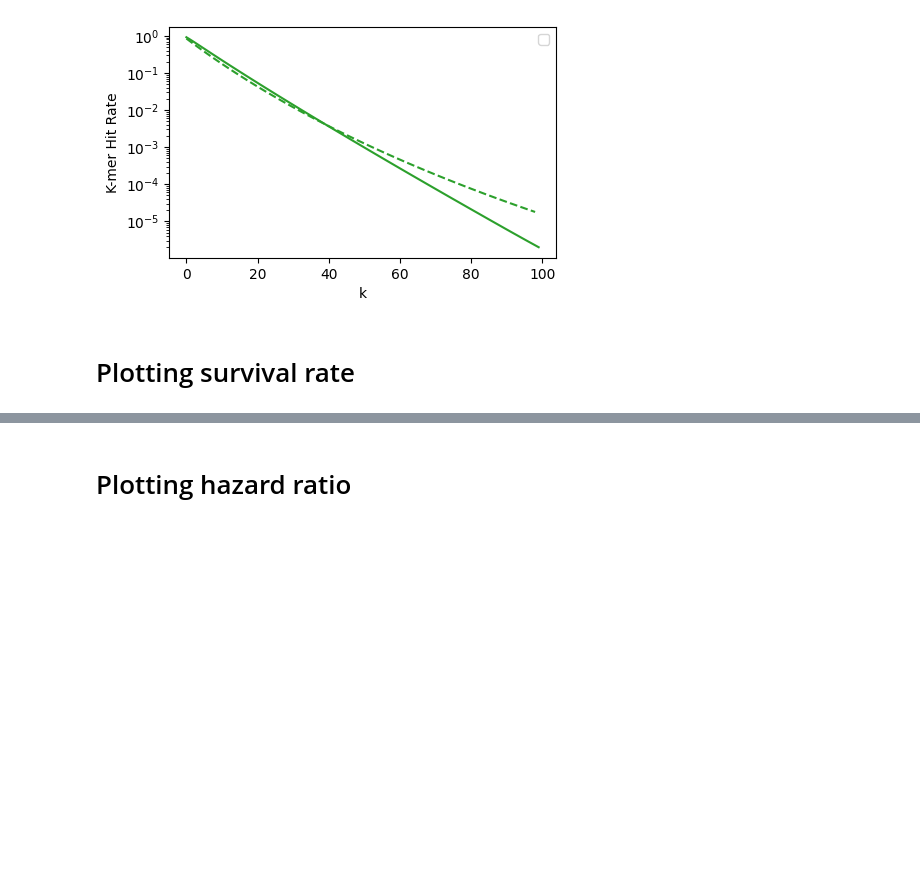
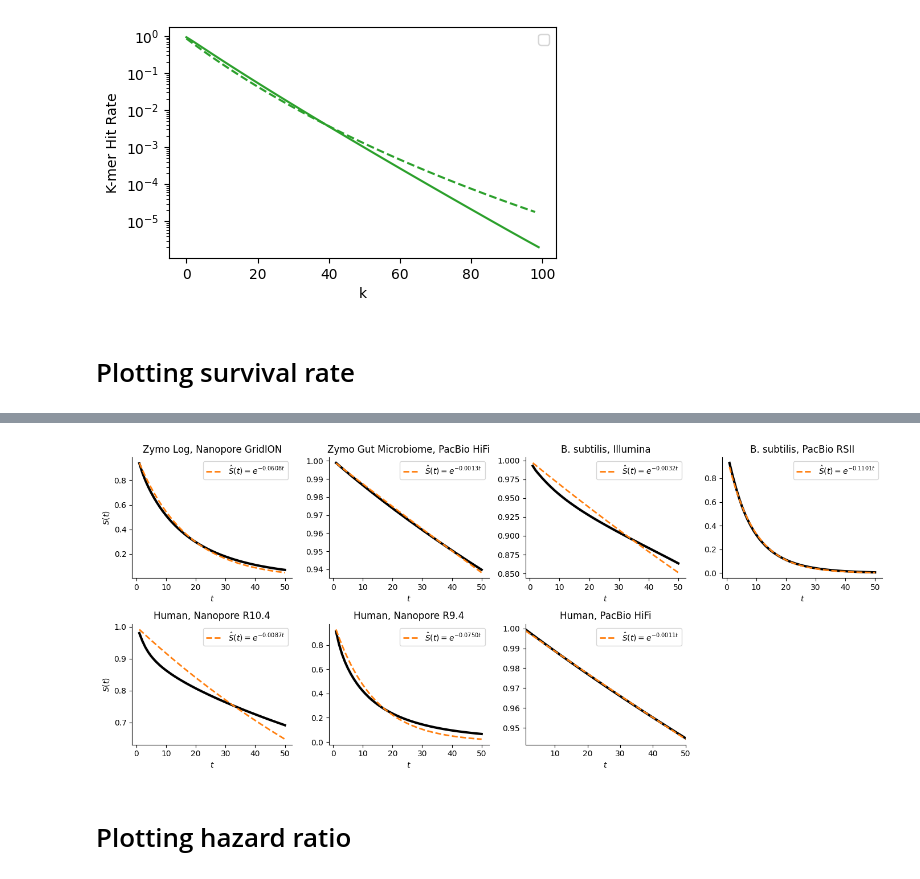
Before and after one commit to GZHoffie/skiver-test, a Jupyter notebook: experiments/counting_error_free_kmers/plot_results.ipynb, the cells around one changed output, grey strips where cells are left out. Cells and saved outputs as stored; diff of their text form; code cells hidden in the pictures; blank space fills up the shorter version.

```diff
--- a/experiments/counting_error_free_kmers/plot_results.ipynb
+++ b/experiments/counting_error_free_kmers/plot_results.ipynb
@@ -547,0 +558,95 @@ Fitted parameters for mean = 0.9507106839406181, variance = 0.04222221935087943
+# %%
+import pandas as pd
+import numpy as np
+import matplotlib.pyplot as plt
+from scipy.optimize import curve_fit
+import seaborn as sns
+
+
+# Define the function to fit
+def fit_function_constant(i, alpha, beta):
+    return np.exp(- alpha - beta * i)
+
+def fit_function_normal(i, mean, std):
+    return np.exp(- mean * i + (std ** 2) * (i ** 2) / 2)
+
+def fit_function_discrete_weibull(i, l, k):
+    return l ** (i ** 1)
+
+
+kmer_hit_rate_csv = [
+    "../../output/zymo/ERR3152366.matched_kmers.csv",
+    "../../output/zymo/SRR13128014.matched_kmers.csv",
+    "../../output/zymo/ERR2935851_ref.matched_kmers.csv",
+    "../../output/zymo/SRR7498042_ref.matched_kmers.csv",
+    "../../output/human/HG002.bam.tmp.0000.matched_kmers.csv",
+    "../../output/human/HG002_R941.bam.tmp.0000.matched_kmers.csv",
+    "../../output/human/HG002_hifi.bam.tmp.0000.matched_kmers.csv"
+]
+
+labels = [
+    "Zymo Log, Nanopore GridION",
+    "Zymo Gut Microbiome, PacBio HiFi",
+    "B. subtilis, Illumina",
+    "B. subtilis, PacBio RSII",
+    "Human, Nanopore R10.4",
+    "Human, Nanopore R9.4",
+    "Human, PacBio HiFi"
+]
+
+# Plot in 3 separate figures, the hazard ratio and the predicted k-mer hit rate.
+# The hazard ratio is calculated by matched_kmers(k) / matched_kmers(k-1)
+font_size = 8  # Set a common font size for labels and titles
+hazard_ratio_plot_range = range(1, 51)
+hazard_ratio_estimate_range = range(1, 51)
+
+fig, axes = plt.subplots(2, 4, figsize=(14, 6))
+axes = axes.flatten()
+
+func = fit_function_discrete_weibull
+#func = fit_function_constant
+
+for i in range(len(kmer_hit_rate_csv)):
+    kmer_hit_rate_df = pd.read_csv(kmer_hit_rate_csv[i])
+    survival_rates = kmer_hit_rate_df['num_kmer_hit'].values
+
+
+    survival_rates_esimates = survival_rates[hazard_ratio_estimate_range.start - 1:hazard_ratio_estimate_range.stop - 1]
+    survival_rates_plot = survival_rates[hazard_ratio_plot_range.start - 1:hazard_ratio_plot_range.stop - 1]
+
+    # Fit the curve alpha/(alpha + beta + t) to the hazard ratios
+    params, _ = curve_fit(func, list(hazard_ratio_estimate_range), survival_rates_esimates)
+    alpha, bet = params
+    print(f"Fitted parameters: alpha = {alpha:.6f}, beta = {bet:.6f}")
+    l = np.log(alpha)
+
+    math_label = '$\hat{S}(t) = e^{%.4ft}$' % (l)
+
+    #axes[i].set_yscale('log')
+    #axes[i].set_xscale('log')
+
+    axes[i].plot(hazard_ratio_plot_range, survival_rates_plot, linewidth=3, color='black')
+    fitted_hazard_ratios = [func(t, alpha, bet) for t in hazard_ratio_plot_range]
+    axes[i].plot(hazard_ratio_plot_range, fitted_hazard_ratios, linewidth=2, linestyle='--', label=math_label, color='C1')
+
+    axes[i].tick_params(axis='both')
+    axes[i].spines['top'].set_visible(False)
+    axes[i].spines['right'].set_visible(False)
+
+    axes[i].set_title(labels[i])
+    axes[i].set_xlabel('$t$')
+    if i % 4 == 0:
+        axes[i].set_ylabel('$S(t)$')
+    axes[i].legend()
+
+# Hide any unused subplots
+for j in range(i + 1, len(axes)):
+    fig.delaxes(axes[j])
+
+plt.tight_layout()
+
+plt.xlim(hazard_ratio_plot_range.start, hazard_ratio_plot_range.stop - 1)
+plt.savefig("../../figures/figureS1_B.svg")
+plt.show()
+#plt.ylim(0, 0.05)
+# %% [output]
@@ -548,3 +660,4 @@ Fitted parameters for mean = 0.9507106839406181, variance = 0.04222221935087943
+[figure, added]
 # %% [markdown]
 # Plotting hazard ratio
 # %%
```
Also changed, not shown: parts of 8 cells of this notebook, 31 other files.
